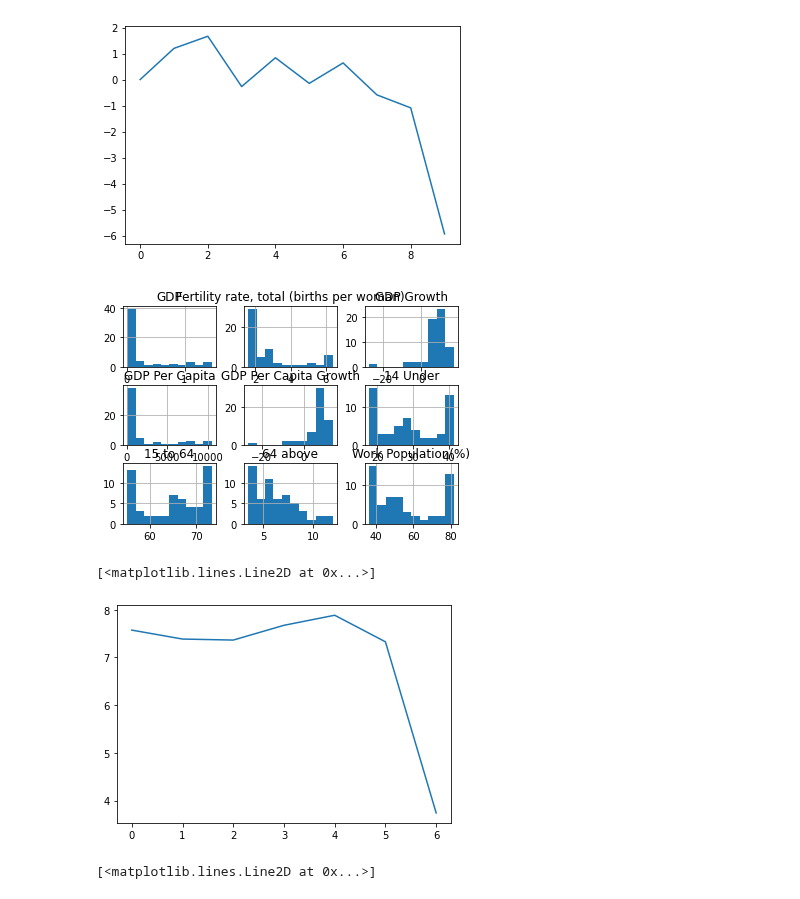
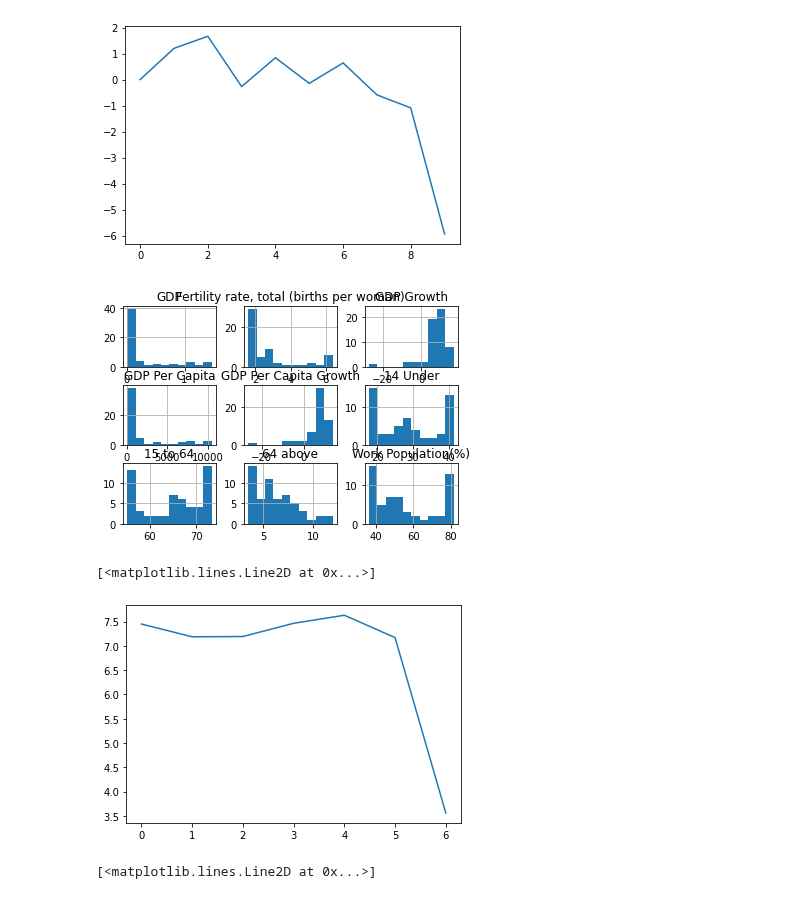
Before and after one commit to SangHyuNBack/2nd-Capstone-Project, a Jupyter notebook: Feature Engineering .ipynb, the cells around one changed output. Drawn from its saved outputs; the diff is of its cells as text; code cells hidden in the pictures.

Commit message:
Removing outliers

```diff
--- a/Feature Engineering .ipynb
+++ b/Feature Engineering .ipynb
@@ -88,21 +90,22 @@ plt.plot(prediction)
 [<matplotlib.lines.Line2D at 0x...>]
 [figure]
 # %%
+#Trimmed any gdp growth outliers
 quantile = China['GDP Growth'].quantile(.95)
 trimmedDF = China[China['GDP Growth'] < quantile]
 trimmedDF.hist()
 plt.show()
 plt.clf()
 LR = LinearRegression()
 y_train =  trimmedDF['GDP Growth'][:50]
 y_test = trimmedDF['GDP Growth'][50:]
-X_train =  trimmedDF.drop(columns = 'GDP Growth')[:50]
-X_test =  trimmedDF.drop(columns = 'GDP Growth')[50:]
+X_train =  trimmedDF.drop(columns = ['GDP Growth', 'GDP', 'GDP Per Capita'])[:50]
+X_test =  trimmedDF.drop(columns = ['GDP Growth', 'GDP', 'GDP Per Capita'])[50:]
 LR.fit(X_train, y_train)
 prediction = LR.predict(X_test)
 plt.plot(prediction)
 # %% [output]
 [figure]
 [<matplotlib.lines.Line2D at 0x...>]
-[figure, old version]
+[figure, new version]
 # %%
```
Also changed, not shown: parts of 3 cells of this notebook.
